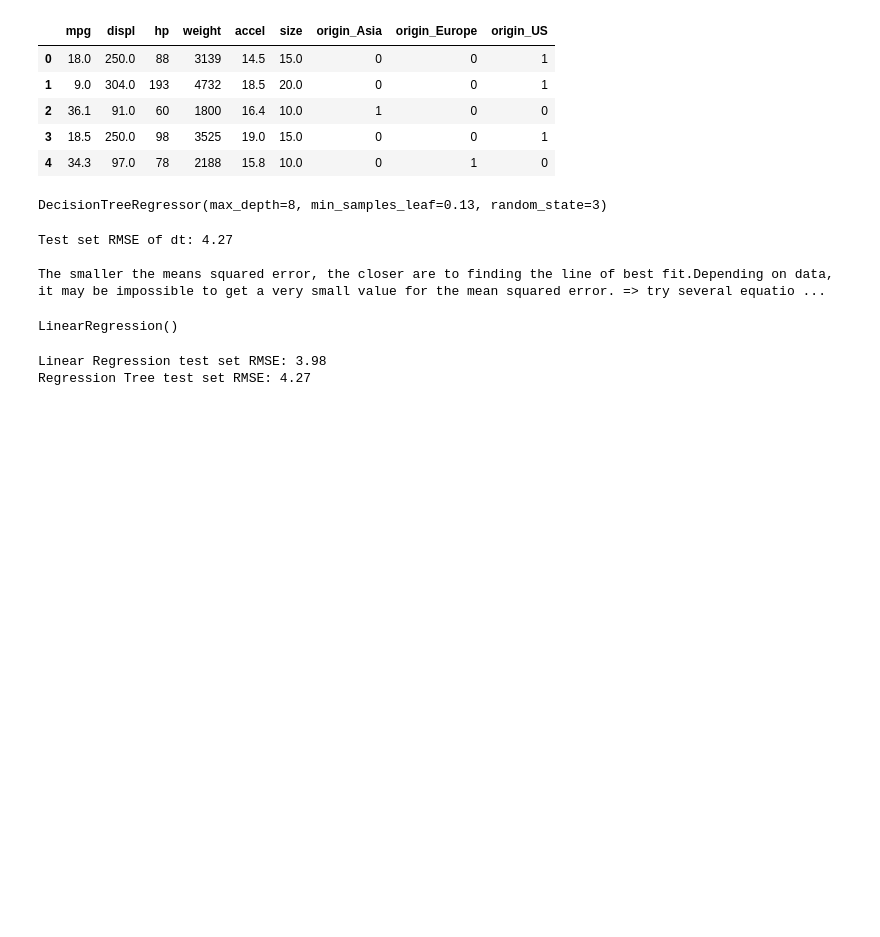
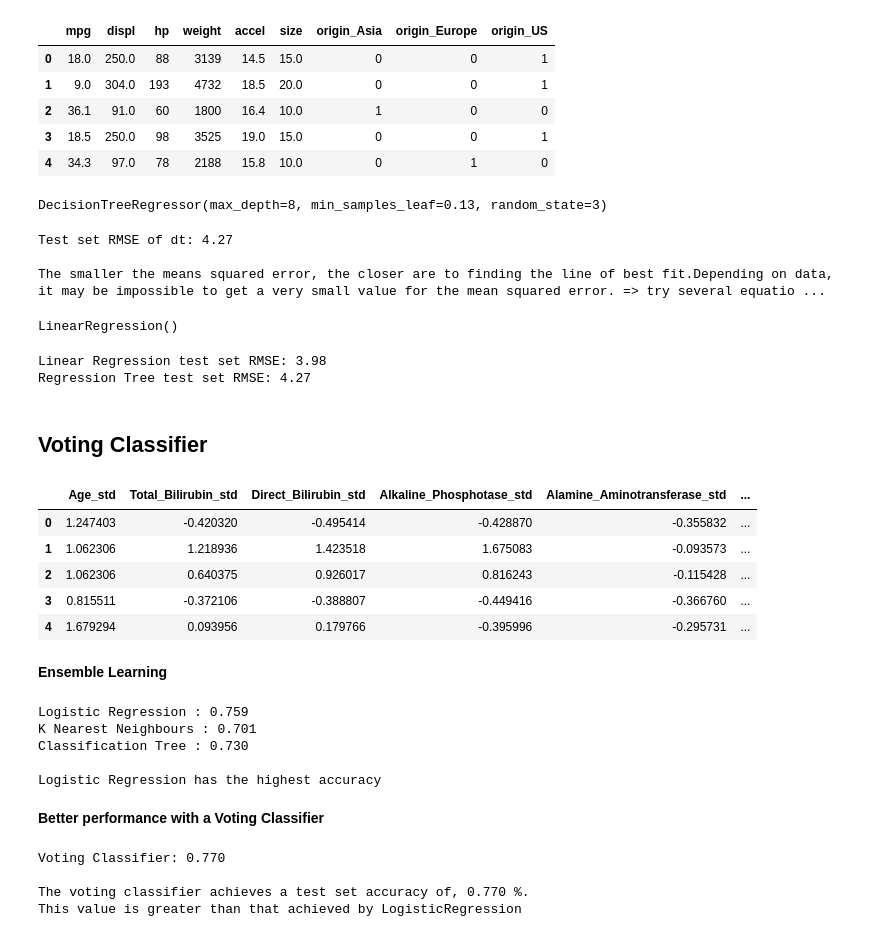
Before and after one commit to arshiataheri/Colabfiles, a Jupyter notebook: KB_DecisionTree_CART.ipynb, the cells around one changed output. Saved outputs shown, nothing was run; the diff lists cells and outputs as text; code cells hidden in the pictures; blank space fills up the shorter version.

Commit message:
Voting classifier added / vis to add

```diff
--- a/KB_DecisionTree_CART.ipynb
+++ b/KB_DecisionTree_CART.ipynb
@@ -230,3 +230,5 @@ print('Regression Tree test set RMSE: {:.2f}'.format(rmse_dt))
 # %% [output]
 Linear Regression test set RMSE: 3.98
 Regression Tree test set RMSE: 4.27
+# %% [markdown]
+## Voting Classifier
@@ -232,0 +237,13 @@ Regression Tree test set RMSE: 4.27
+# %%
+liver = pd.read_csv('/content/indian_liver_patient_preprocessed.csv', index_col = 0)
+X = liver.drop('Liver_disease', axis = 1)
+y = liver['Liver_disease']
+X_train, X_test, y_train, y_test = train_test_split(X, y, test_size=0.3, random_state=SEED)
+liver.head()
+# %% [output]
+|  | Age_std | Total_Bilirubin_std | Direct_Bilirubin_std | Alkaline_Phosphotase_std | Alamine_Aminotransferase_std | ... |
+| 0 | 1.247403 | -0.420320 | -0.495414 | -0.428870 | -0.355832 | ... |
+| 1 | 1.062306 | 1.218936 | 1.423518 | 1.675083 | -0.093573 | ... |
+| 2 | 1.062306 | 0.640375 | 0.926017 | 0.816243 | -0.115428 | ... |
+| 3 | 0.815511 | -0.372106 | -0.388807 | -0.449416 | -0.366760 | ... |
+| 4 | 1.679294 | 0.093956 | 0.179766 | -0.395996 | -0.295731 | ... |
@@ -232,0 +265,52 @@ Regression Tree test set RMSE: 4.27
+# %% [markdown]
+**Ensemble Learning**
+# %%
+# Iterate over the pre-defined list of classifiers
+for clf_name, clf in classifiers:
+
+    # Fit clf to the training set
+    clf.fit(X_train, y_train)
+
+    # Predict y_pred
+    y_pred =  clf.predict(X_test)
+
+    # Calculate accuracy
+    accuracy = accuracy_score(y_test, y_pred)
+
+    # Evaluate clf's accuracy on the test set
+
+    print('{:s} : {:.3f}'.format(clf_name, accuracy))
+
+print('\nLogistic Regression has the highest accuracy')
+# %% [output]
+Logistic Regression : 0.759
+K Nearest Neighbours : 0.701
+Classification Tree : 0.730
+
+Logistic Regression has the highest accuracy
+# %% [markdown]
+**Better performance with a Voting Classifier**
+# %%
+# Import VotingClassifier from sklearn.ensemble
+from sklearn.ensemble import VotingClassifier
+
+# Instantiate a VotingClassifier vc
+vc = VotingClassifier(estimators=classifiers)
+
+# Fit vc to the training set
+vc.fit(X_train, y_train)
+
+# Evaluate the test set predictions
+y_pred = vc.predict(X_test)
+
+# Calculate accuracy score
+accuracy = accuracy_score(y_test, y_pred)
+print('Voting Classifier: {:.3f}'.format(accuracy))
+
+print('\nThe voting classifier achieves a test set accuracy of, ' '{:.3f}'.format(accuracy), '%.\
+\nThis value is greater than that achieved by LogisticRegression')
+# %% [output]
+Voting Classifier: 0.770
+
+The voting classifier achieves a test set accuracy of, 0.770 %.
+This value is greater than that achieved by LogisticRegression
```
Also changed, not shown: parts of 5 cells of this notebook.
